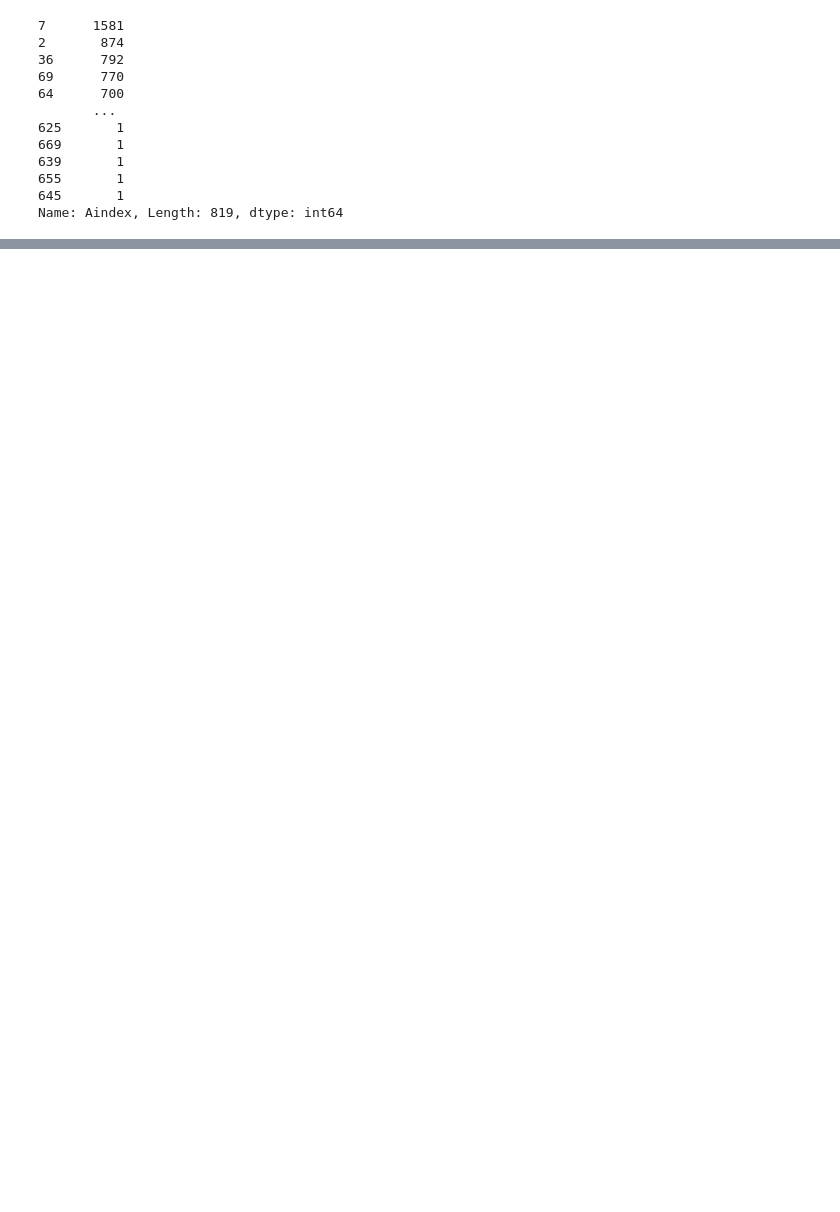
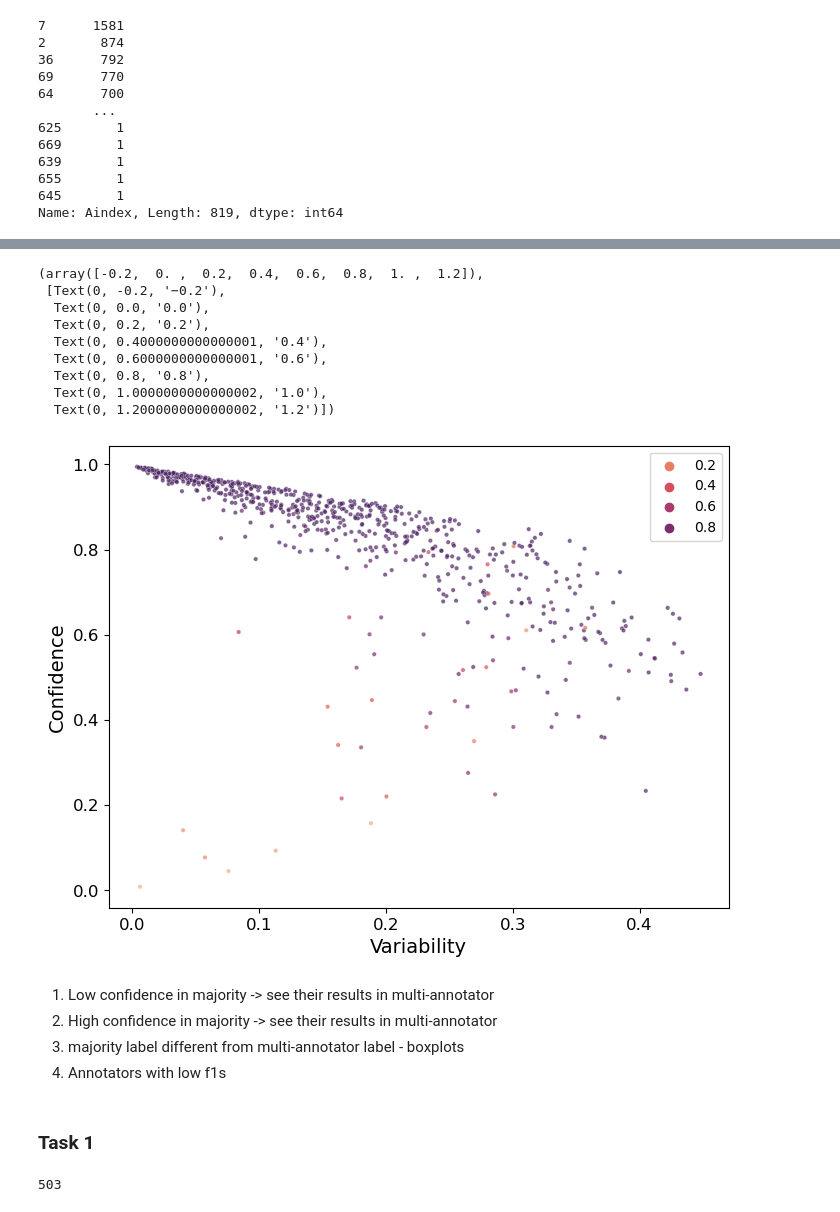
Before and after one commit to abhishekanand1710/noise-and-bias, a Jupyter notebook: dataset-cartography/agree-to-disagree/cartography_plotting_disco.ipynb, the cells around one changed output, grey strips where cells are left out. Cells and saved outputs as stored; diff of their text form; code cells hidden in the pictures; blank space fills up the shorter version.

```diff
--- a/dataset-cartography/agree-to-disagree/cartography_plotting_disco.ipynb
+++ b/dataset-cartography/agree-to-disagree/cartography_plotting_disco.ipynb
@@ -375,0 +276,33 @@ plt.yticks(fontsize=12)
+# %%
+plt.figure(figsize=(8, 6))
+sns.scatterplot(data=cartography_majority_ann, x="variability", y="confidence", hue='correctness', palette='flare', alpha=0.7, s=10)
+
+plt.gca().legend().set_title(str(plt.gca().legend().get_title()).capitalize())
+plt.gca().set_xlabel(str(plt.gca().get_xlabel()).capitalize(), fontsize=14)
+plt.gca().set_ylabel(str(plt.gca().get_ylabel()).capitalize(), fontsize=14)
+# plt.legend(title='Agreement Factor')
+plt.xticks(fontsize=12)
+plt.yticks(fontsize=12)
+# %% [output]
+(array([-0.2,  0. ,  0.2,  0.4,  0.6,  0.8,  1. ,  1.2]),
+ [Text(0, -0.2, '−0.2'),
+  Text(0, 0.0, '0.0'),
+  Text(0, 0.2, '0.2'),
+  Text(0, 0.4000000000000001, '0.4'),
+  Text(0, 0.6000000000000001, '0.6'),
+  Text(0, 0.8, '0.8'),
+  Text(0, 1.0000000000000002, '1.0'),
+  Text(0, 1.2000000000000002, '1.2')])
+[figure, added]
+# %% [markdown]
+1. Low confidence in majority -> see their results in multi-annotator
+2. High confidence in majority -> see their results in multi-annotator
+3. majority label different from multi-annotator label - boxplots
+4. Annotators with low f1s
+# %% [markdown]
+### Task 1
+# %%
+low_confidence_comment_ids = cartography_majority[cartography_majority['confidence'] <= 0.5]['comment_id'].values
+len(low_confidence_comment_ids)
+# %% [output]
+503
```
Also changed, not shown: parts of 53 cells of this notebook, 7 other files.
